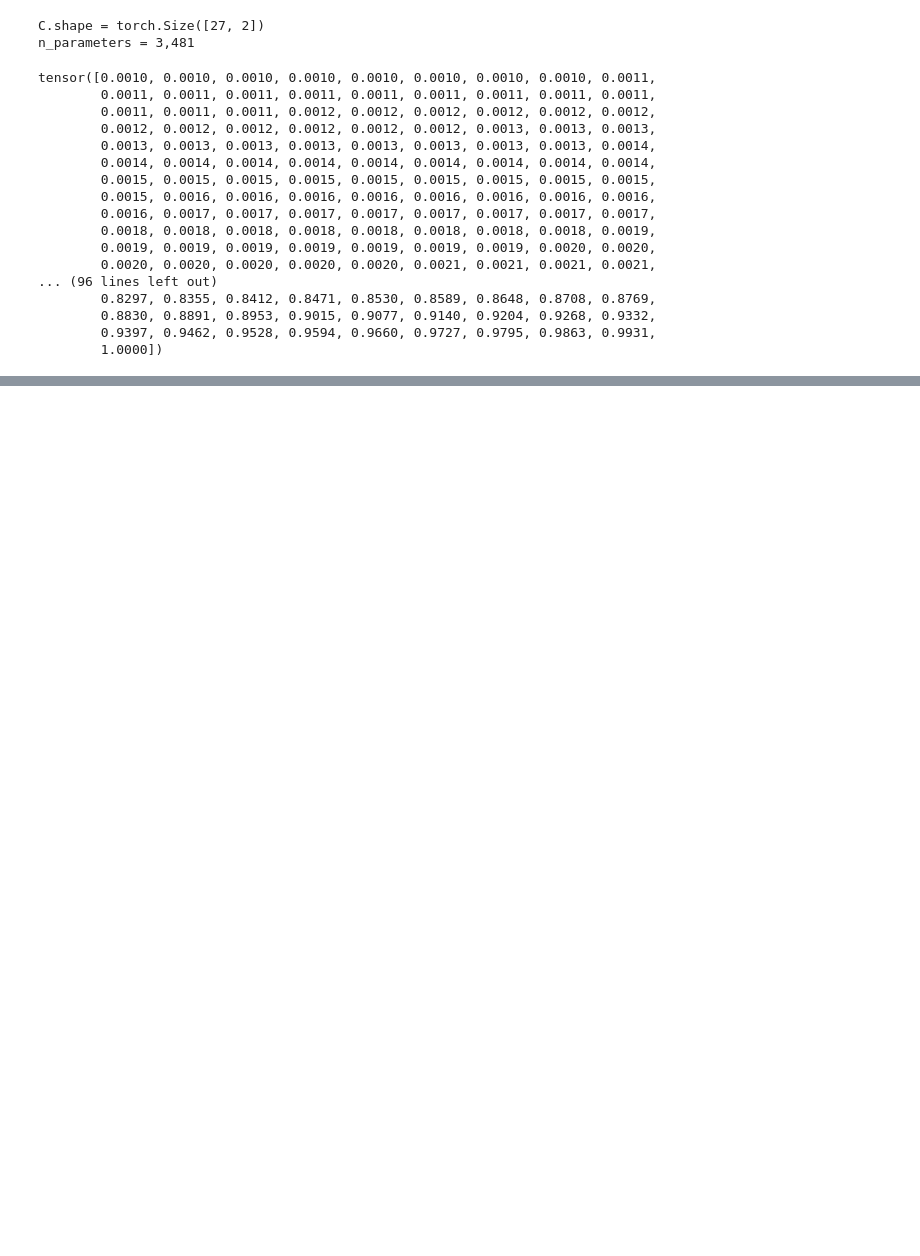
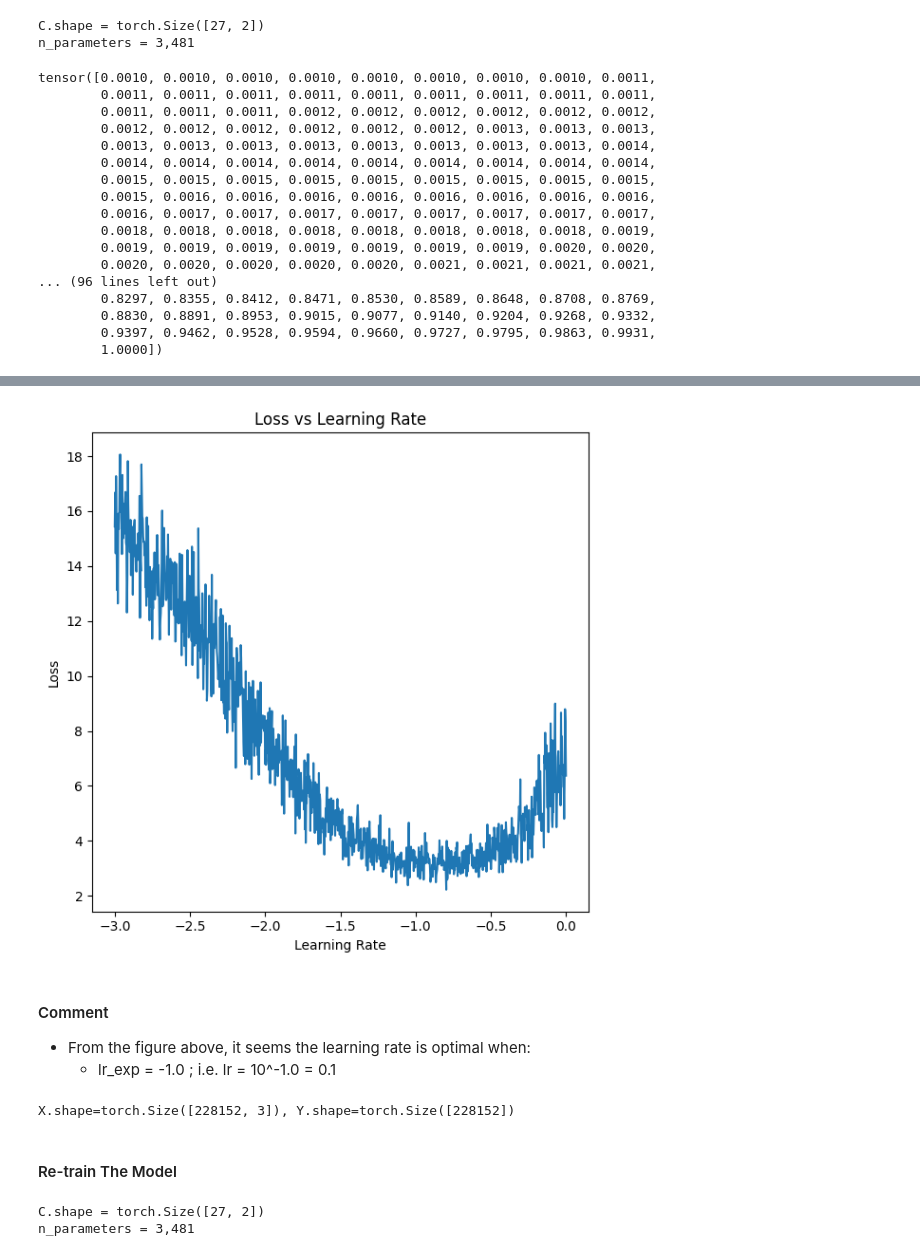
Before and after one commit to chineidu/NLP-Tutorial, a Jupyter notebook: notebook/08-Makemore/01-bigram/02-mlp.ipynb, the cells around one changed output, grey strips where cells are left out. Saved outputs shown, nothing was run; the diff lists cells and outputs as text; code cells hidden in the pictures; blank space fills up the shorter version.

Commit message:
chore: Add multi-layer perceptron model

```diff
--- a/notebook/08-Makemore/01-bigram/02-mlp.ipynb
+++ b/notebook/08-Makemore/01-bigram/02-mlp.ipynb
@@ -315,6 +315,7 @@ tensor([ 1.2637, -0.5048])
 # %%
 # Step 2: Build The Hidden Layer
-W1: Tensor = torch.randn((6, 100))
+block_size: int = 3
+W1: Tensor = torch.randn((emb_dim * block_size, 100))
 b1: Tensor = torch.randn(100)
 
 # Forward pass
@@ -366,12 +367,14 @@ g = torch.Generator().manual_seed(5)
 
 # Parameters
 emb_dim: int = 2  # embedding dimension
+block_size: int = 3  # size of the context window for each input sequence
+M: int = emb_dim * block_size  # number of inputs
 n_nodes: int = 100  # number of hidden nodes
 learning_rate: float = 0.1  # learning rate
 batch_size: int = 32  # batch size
-epochs: int = 30  # number of epochs
+epochs: int = 1_000  # number of epochs
 C: Tensor = torch.randn((n_chars, emb_dim), generator=g)
-W1: Tensor = torch.randn((6, n_nodes), generator=g)
+W1: Tensor = torch.randn((M, n_nodes), generator=g)
 b1: Tensor = torch.randn(n_nodes, generator=g)
 W2: Tensor = torch.randn(n_nodes, n_chars, generator=g)  # (100, 27)
 b2: Tensor = torch.randn(n_chars, generator=g)  # (27,)
@@ -388,8 +391,8 @@ for p in parameters:
     p.requires_grad = True
 # %%
 # Calculate the optimal learning rate
-lr: Tensor = torch.linspace(-3, 0, 1000)
-lr = 10**lr  # 10^-3, 10^-2, ..., 10^0
+lr_exp: Tensor = torch.linspace(-3, 0, 1000)
+lr: Tensor = 10**lr_exp  # 10^-3, 10^-2, ..., 10^0
 lr
 # %% [output]
 tensor([0.0010, 0.0010, 0.0010, 0.0010, 0.0010, 0.0010, 0.0010, 0.0010, 0.0011,
@@ -425,7 +428,7 @@ for epoch in range(epochs):
     # Forward pass
     # Step 2: Build The Hidden Layer
     # Reshape the input to match the shape of the weight matrix
-    h: Tensor = emb.view(-1, 6) @ W1 + b1
+    h: Tensor = emb.view(-1, M) @ W1 + b1
     # Apply a non-linearity
     h = torch.tanh(h)
 
@@ -443,7 +446,11 @@ for epoch in range(epochs):
 
     # Update the parameters
     for p in parameters:
-        p.data -= learning_rate * p.grad
+        p.data -= lr[epoch] * p.grad
+
+    # Log learning rate and loss
+    lr_all.append(lr_exp[epoch])
+    losses_all.append(loss.item())
 
     print(f"Epoch: {epoch+1}/{epochs} | Loss: {loss.item():.4f}")
 # %% [output]
@@ -466,0 +474,50 @@ Epoch: 30/30 | Loss: 6.5563
+# %%
+# plt.figure(figsize=(6, 6))
+# plt.plot(lr_all, losses_all)
+# plt.xlabel("Learning Rate")
+# plt.ylabel("Loss")
+# plt.title("Loss vs Learning Rate")
+# plt.show()
+
+
+fig, ax = plt.subplots(figsize=(6, 6))  # Create figure and axes
+ax.plot(lr_all, losses_all)  # Plot the data
+ax.set(xlabel="Learning Rate", ylabel="Loss", title="Loss vs Learning Rate")
+plt.tight_layout()
+plt.show()
+# %% [output]
+[figure, added]
+# %% [markdown]
+#### Comment
+
+- From the figure above, it seems the learning rate is optimal when:
+  - lr_exp = -1.0 ; i.e. lr = 10^-1.0 = 0.1
+# %%
+X, y = build_dataset(names=names, block_size=3, print_info=False)
+# %% [output]
+X.shape=torch.Size([228152, 3]), Y.shape=torch.Size([228152])
+# %% [markdown]
+#### Re-train The Model
+# %%
+g = torch.Generator().manual_seed(5)
+
+# Parameters
+emb_dim: int = 2  # embedding dimension
+block_size: int = 3  # size of the context window for each input sequence
+M: int = emb_dim * block_size  # number of inputs
+n_nodes: int = 100  # number of hidden nodes
+learning_rate: float = 0.1  # learning rate
+batch_size: int = 32  # batch size
+epochs: int = 30_000  # number of epochs
+C: Tensor = torch.randn((n_chars, emb_dim), generator=g)
+W1: Tensor = torch.randn((M, n_nodes), generator=g)
+b1: Tensor = torch.randn(n_nodes, generator=g)
+W2: Tensor = torch.randn(n_nodes, n_chars, generator=g)  # (100, 27)
+b2: Tensor = torch.randn(n_chars, generator=g)  # (27,)
+print(f"{C.shape = }")
+parameters: list[Tensor] = [C, W1, b1, W2, b2]
+n_parameters: int = sum([p.nelement() for p in parameters])
+print(f"{n_parameters = :,}")
+# %% [output]
+C.shape = torch.Size([27, 2])
+n_parameters = 3,481
```
Also changed, not shown: parts of 39 cells of this notebook, 1 other file.
